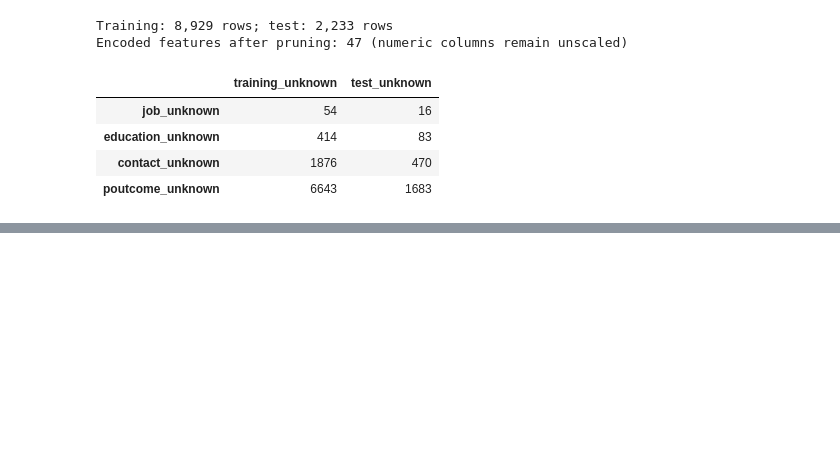
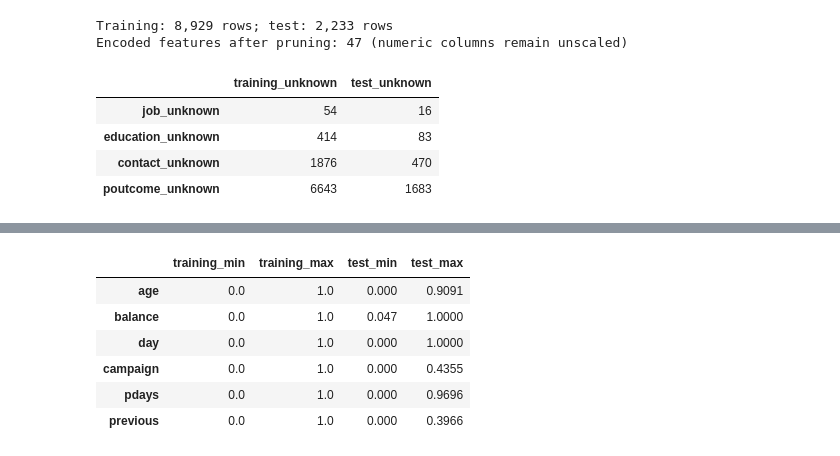
Before and after one commit to lance-kluge/bankChurnML, a Jupyter notebook: bankChurn.ipynb, the cells around one changed output, grey strips where cells are left out. Drawn from its saved outputs; the diff is of its cells as text; code cells hidden in the pictures; blank space fills up the shorter version.

```diff
--- a/bankChurn.ipynb
+++ b/bankChurn.ipynb
@@ -371,0 +376,25 @@ Encoded features after pruning: 47 (numeric columns remain unscaled)
+# %%
+from sklearn.preprocessing import MinMaxScaler
+
+scaled_columns = ['age', 'balance', 'day', 'campaign', 'pdays', 'previous']
+min_max_scaler = MinMaxScaler().set_output(transform='pandas')
+
+X_train_scaled = X_train_encoded.copy()
+X_test_scaled = X_test_encoded.copy()
+X_train_scaled[scaled_columns] = min_max_scaler.fit_transform(X_train_encoded[scaled_columns])
+X_test_scaled[scaled_columns] = min_max_scaler.transform(X_test_encoded[scaled_columns])
+
+pd.DataFrame({
+    'training_min': X_train_scaled[scaled_columns].min(),
+    'training_max': X_train_scaled[scaled_columns].max(),
+    'test_min': X_test_scaled[scaled_columns].min(),
+    'test_max': X_test_scaled[scaled_columns].max(),
+}).round(4)
+# %% [output]
+|  | training_min | training_max | test_min | test_max |
+| age | 0.0 | 1.0 | 0.000 | 0.9091 |
+| balance | 0.0 | 1.0 | 0.047 | 1.0000 |
+| day | 0.0 | 1.0 | 0.000 | 1.0000 |
+| campaign | 0.0 | 1.0 | 0.000 | 0.4355 |
+| pdays | 0.0 | 1.0 | 0.000 | 0.9696 |
+| previous | 0.0 | 1.0 | 0.000 | 0.3966 |
```
Also changed, not shown: parts of 20 cells of this notebook.
